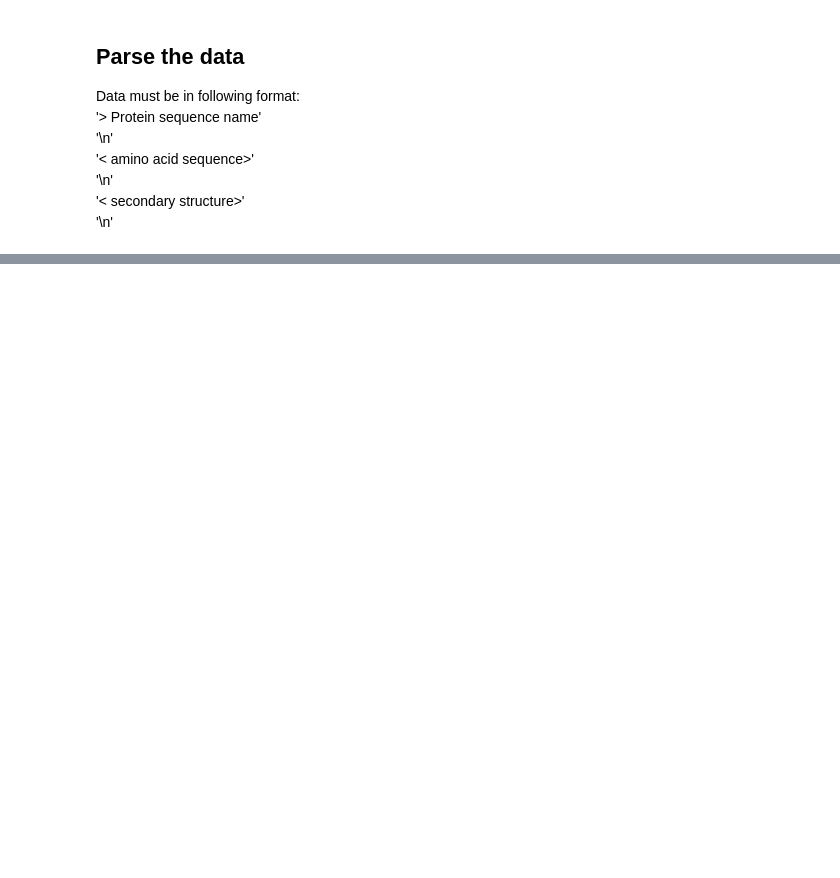
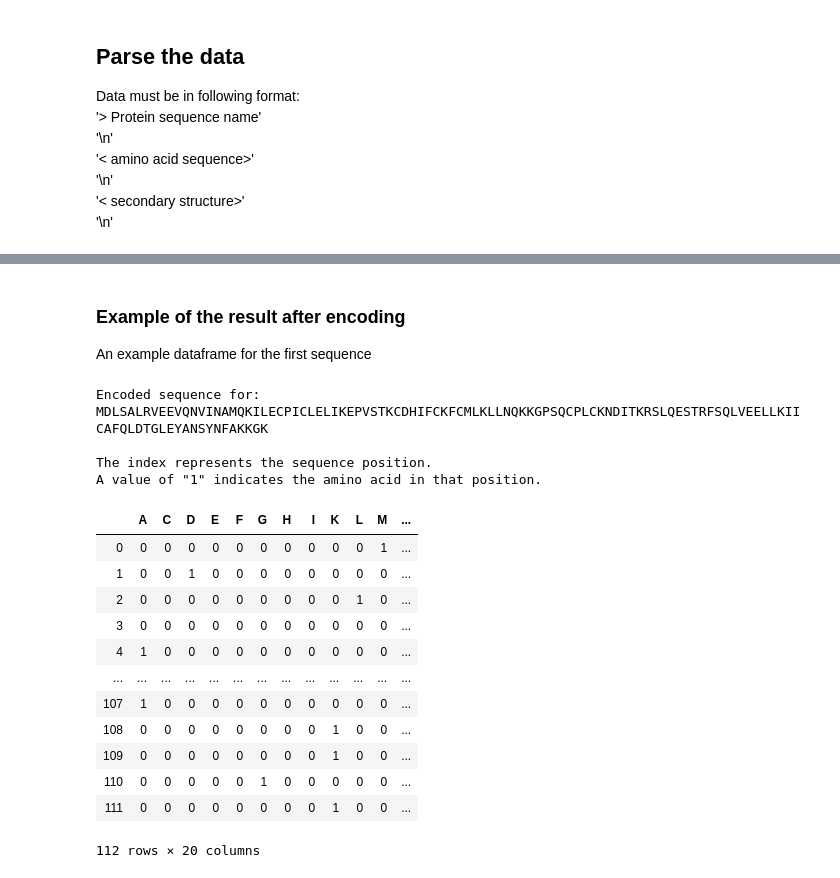
Before and after one commit to Lehcar/protein-secondary-structure-predictor, a Jupyter notebook: predictor.ipynb, the cells around one changed output, grey strips where cells are left out. Drawn from its saved outputs; the diff is of its cells as text; code cells hidden in the pictures; blank space fills up the shorter version.

```diff
--- a/predictor.ipynb
+++ b/predictor.ipynb
@@ -65,0 +114,47 @@ print(len(structures))
+# %%
+codes = ['A', 'C', 'D', 'E', 'F', 'G', 'H', 'I', 'K', 'L',
+         'M', 'N', 'P', 'Q', 'R', 'S', 'T', 'V', 'W', 'Y']
+
+def one_hot_encode(seq):
+    #amino acids not in the sequence
+    missing_amino_acids = list(set(codes) - set(seq))
+    seq_df = pd.DataFrame(list(seq))
+    #Create a df with only 0's and the 'missing' amino acids
+    index = pd.DataFrame(np.zeros((len(seq),len(missing_amino_acids)),dtype=int),columns=missing_amino_acids)
+    df = seq_df[0].str.get_dummies(sep=',')
+    #join the df with the zero df on their indices (position of the amino acid)
+    df = df.join(index)
+    df = df.sort_index(axis=1)
+    return df
+
+#Create a list of dataframes
+encoded_sequences = []
+for sequence in sequences:
+    encoded_sequences.append(one_hot_encode(sequence))
+# %% [markdown]
+### Example of the result after encoding
+An example dataframe for the first sequence
+# %%
+print('Encoded sequence for: \n{}\n'.format(sequences[0]))
+print('''The index represents the sequence position.
+A value of "1" indicates the amino acid in that position.''')
+encoded_sequences[0]
+# %% [output]
+Encoded sequence for:
+MDLSALRVEEVQNVINAMQKILECPICLELIKEPVSTKCDHIFCKFCMLKLLNQKKGPSQCPLCKNDITKRSLQESTRFSQLVEELLKIICAFQLDTGLEYANSYNFAKKGK
+
+The index represents the sequence position.
+A value of "1" indicates the amino acid in that position.
+|  | A | C | D | E | F | G | H | I | K | L | M | ... |
+| 0 | 0 | 0 | 0 | 0 | 0 | 0 | 0 | 0 | 0 | 0 | 1 | ... |
+| 1 | 0 | 0 | 1 | 0 | 0 | 0 | 0 | 0 | 0 | 0 | 0 | ... |
+| 2 | 0 | 0 | 0 | 0 | 0 | 0 | 0 | 0 | 0 | 1 | 0 | ... |
+| 3 | 0 | 0 | 0 | 0 | 0 | 0 | 0 | 0 | 0 | 0 | 0 | ... |
+| 4 | 1 | 0 | 0 | 0 | 0 | 0 | 0 | 0 | 0 | 0 | 0 | ... |
+| ... | ... | ... | ... | ... | ... | ... | ... | ... | ... | ... | ... | ... |
+| 107 | 1 | 0 | 0 | 0 | 0 | 0 | 0 | 0 | 0 | 0 | 0 | ... |
+| 108 | 0 | 0 | 0 | 0 | 0 | 0 | 0 | 0 | 1 | 0 | 0 | ... |
+| 109 | 0 | 0 | 0 | 0 | 0 | 0 | 0 | 0 | 1 | 0 | 0 | ... |
+| 110 | 0 | 0 | 0 | 0 | 0 | 1 | 0 | 0 | 0 | 0 | 0 | ... |
+| 111 | 0 | 0 | 0 | 0 | 0 | 0 | 0 | 0 | 1 | 0 | 0 | ... |
+112 rows × 20 columns
```
Also changed, not shown: parts of 29 cells of this notebook, 1 other file.
